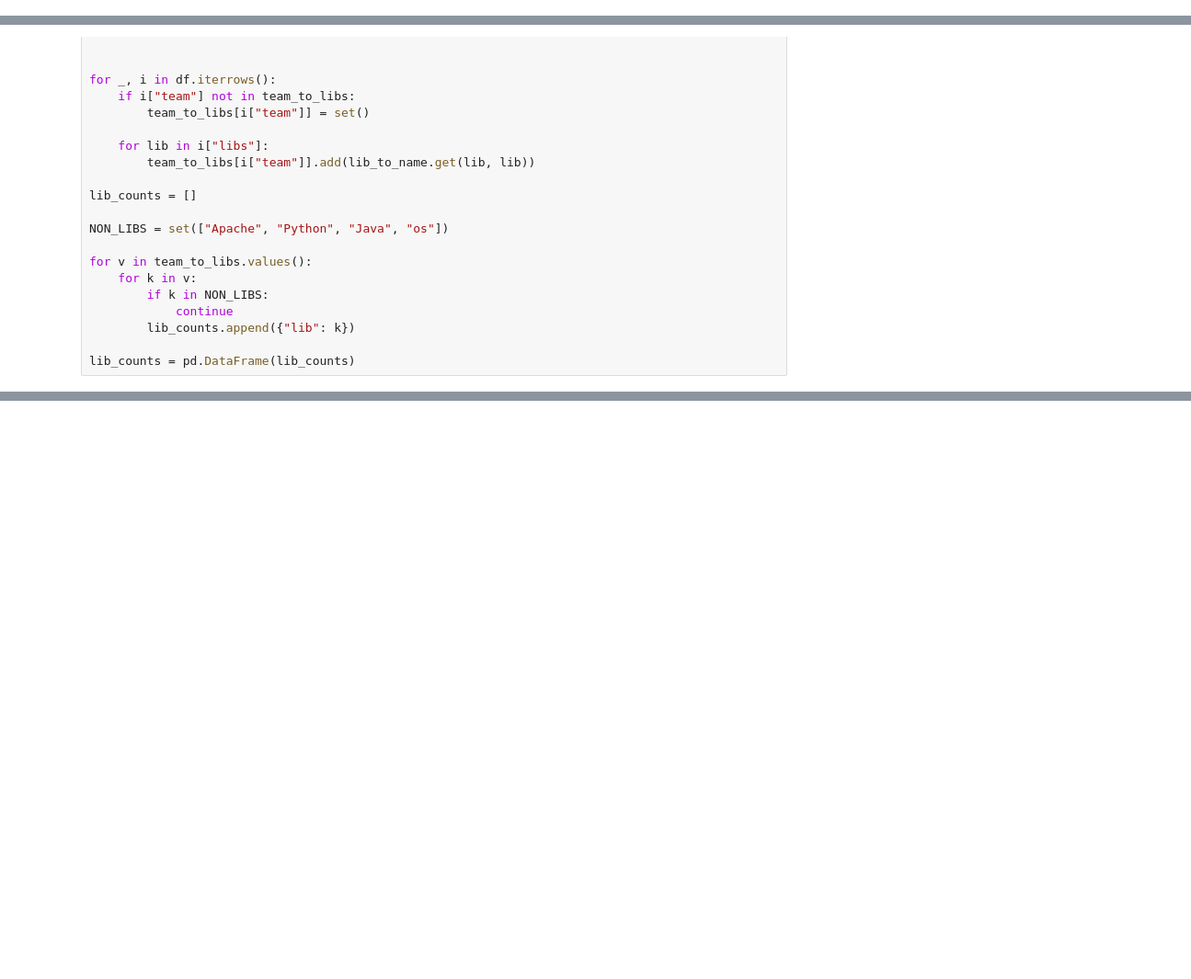
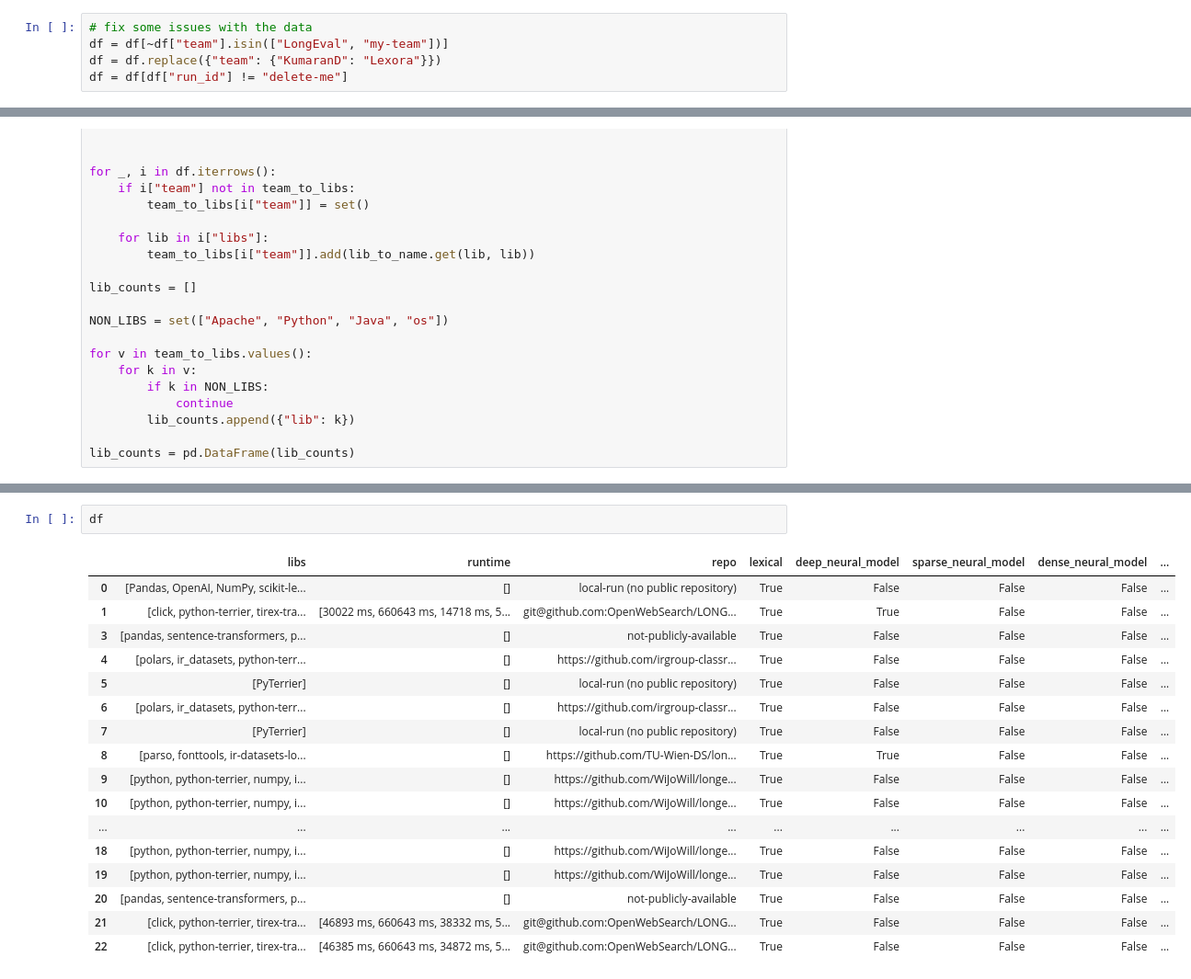
Before and after one commit to clef-longeval/longeval-code, a Jupyter notebook: clef26/scientific-retrieval/evaluation/scripts/analyse-ir-metadata.ipynb, the cells around one changed output, grey strips where cells are left out. Shown at 92% size. Cells and saved outputs as stored; diff of their text form; blank space fills up the shorter version.

```diff
--- a/clef26/scientific-retrieval/evaluation/scripts/analyse-ir-metadata.ipynb
+++ b/clef26/scientific-retrieval/evaluation/scripts/analyse-ir-metadata.ipynb
@@ -6,3 +11,8 @@ df.head(3)
+# %%
+# fix some issues with the data
+df = df[~df["team"].isin(["LongEval", "my-team"])]
+df = df.replace({"team": {"KumaranD": "Lexora"}})
+df = df[df["run_id"] != "delete-me"]
 # %%
 # Number of teams
 print(df["team"].unique())
@@ -60,3 +128,23 @@ lib_counts.value_counts().head(10)
+# %%
+df
+# %% [output]
+|  | libs | runtime | repo | lexical | deep_neural_model | sparse_neural_model | dense_neural_model | ... |
+| 0 | [Pandas, OpenAI, NumPy, scikit-le... | [] | local-run (no public repository) | True | False | False | False | ... |
+| 1 | [click, python-terrier, tirex-tra... | [30022 ms, 660643 ms, 14718 ms, 5... | git@github.com:OpenWebSearch/LONG... | True | True | False | False | ... |
+| 3 | [pandas, sentence-transformers, p... | [] | not-publicly-available | True | False | False | False | ... |
+| 4 | [polars, ir_datasets, python-terr... | [] | https://github.com/irgroup-classr... | True | False | False | False | ... |
+| 5 | [PyTerrier] | [] | local-run (no public repository) | True | False | False | False | ... |
+| 6 | [polars, ir_datasets, python-terr... | [] | https://github.com/irgroup-classr... | True | False | False | False | ... |
+| 7 | [PyTerrier] | [] | local-run (no public repository) | True | False | False | False | ... |
+| 8 | [parso, fonttools, ir-datasets-lo... | [] | https://github.com/TU-Wien-DS/lon... | True | True | False | False | ... |
+| 9 | [python, python-terrier, numpy, i... | [] | https://github.com/WiJoWill/longe... | True | False | False | False | ... |
+| 10 | [python, python-terrier, numpy, i... | [] | https://github.com/WiJoWill/longe... | True | False | False | False | ... |
+| ... | ... | ... | ... | ... | ... | ... | ... | ... |
+| 18 | [python, python-terrier, numpy, i... | [] | https://github.com/WiJoWill/longe... | True | False | False | False | ... |
+| 19 | [python, python-terrier, numpy, i... | [] | https://github.com/WiJoWill/longe... | True | False | False | False | ... |
+| 20 | [pandas, sentence-transformers, p... | [] | not-publicly-available | True | False | False | False | ... |
+| 21 | [click, python-terrier, tirex-tra... | [46893 ms, 660643 ms, 38332 ms, 5... | git@github.com:OpenWebSearch/LONG... | True | False | False | False | ... |
+| 22 | [click, python-terrier, tirex-tra... | [46385 ms, 660643 ms, 34872 ms, 5... | git@github.com:OpenWebSearch/LONG... | True | False | False | False | ... |
 # %%
 paradigms = []
 for i, v in [("lexical", "Lexical"), ("deep_neural_model", "Deep Neural"), ("sparse_neural_model", "Sparse"), ("dense_neural_model", "Dense Neural"), ("single_stage_retrieval", "Single Stage")]:
```
Also changed, not shown: parts of 13 cells of this notebook.
